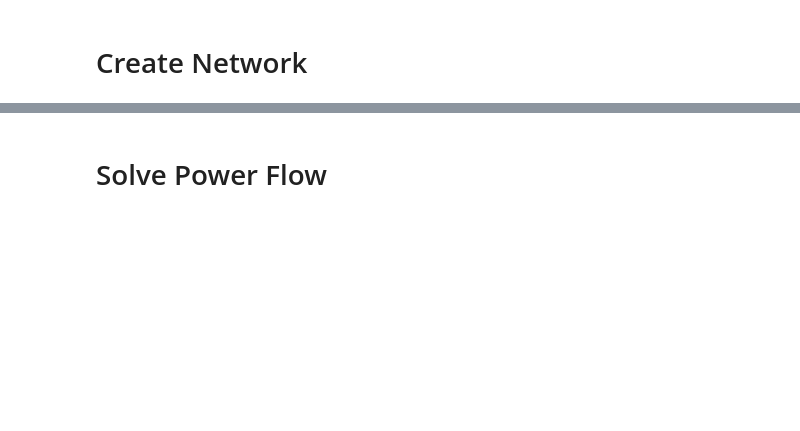
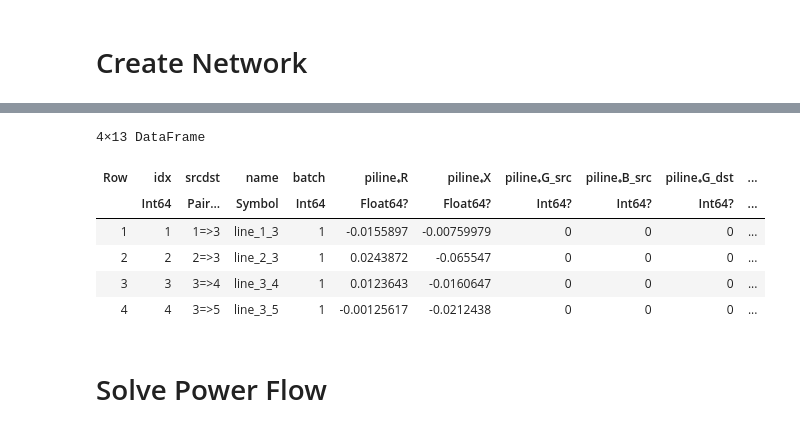
Before and after one commit to Sciemon/mwe_dynamic_equivalents_regions, a Jupyter notebook: dynamic-equivalents-simulations.ipynb, the cells around one changed output, grey strips where cells are left out. Saved outputs shown, nothing was run; the diff lists cells and outputs as text; code cells hidden in the pictures; blank space fills up the shorter version.

```diff
--- a/dynamic-equivalents-simulations.ipynb
+++ b/dynamic-equivalents-simulations.ipynb
@@ -223,2 +250,12 @@ Edge-Aggregation using SequentialAggregator(+)
+# %%
+describe_edges(pfnw)
+# %% [output]
+4×13 DataFrame
+| Row | idx | srcdst | name | batch | piline₊R | piline₊X | piline₊G_src | piline₊B_src | piline₊G_dst | ... |
+|  | Int64 | Pair… | Symbol | Int64 | Float64? | Float64? | Int64? | Int64? | Int64? | ... |
+| 1 | 1 | 1=>3 | line_1_3 | 1 | -0.0155897 | -0.00759979 | 0 | 0 | 0 | ... |
+| 2 | 2 | 2=>3 | line_2_3 | 1 | 0.0243872 | -0.065547 | 0 | 0 | 0 | ... |
+| 3 | 3 | 3=>4 | line_3_4 | 1 | 0.0123643 | -0.0160647 | 0 | 0 | 0 | ... |
+| 4 | 4 | 3=>5 | line_3_5 | 1 | -0.00125617 | -0.0212438 | 0 | 0 | 0 | ... |
 # %% [markdown]
 # Solve Power Flow
```
Also changed, not shown: parts of 28 cells of this notebook, 4 other files.
